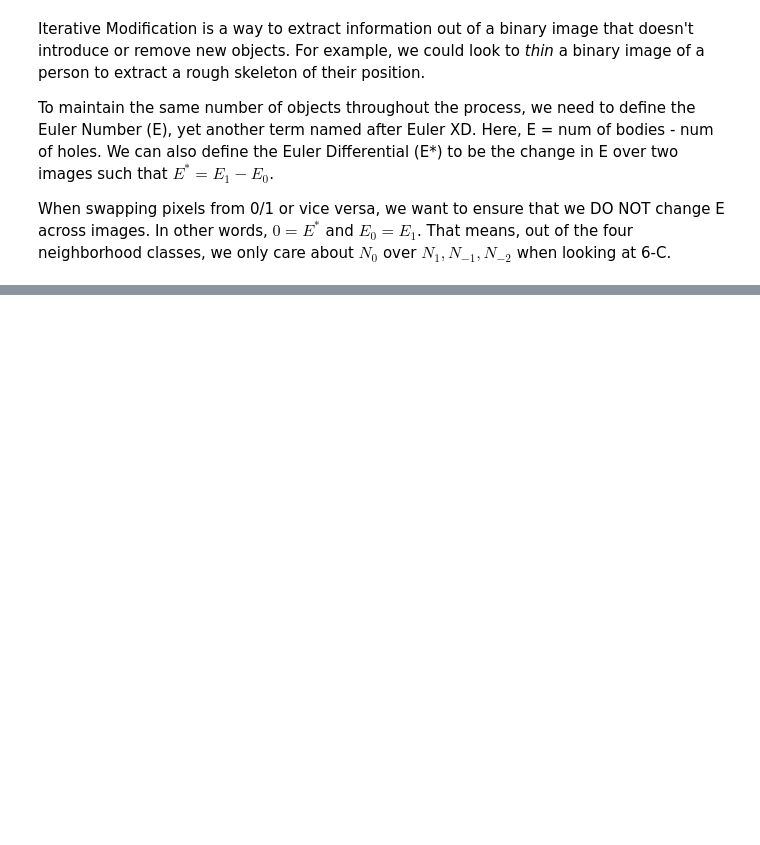
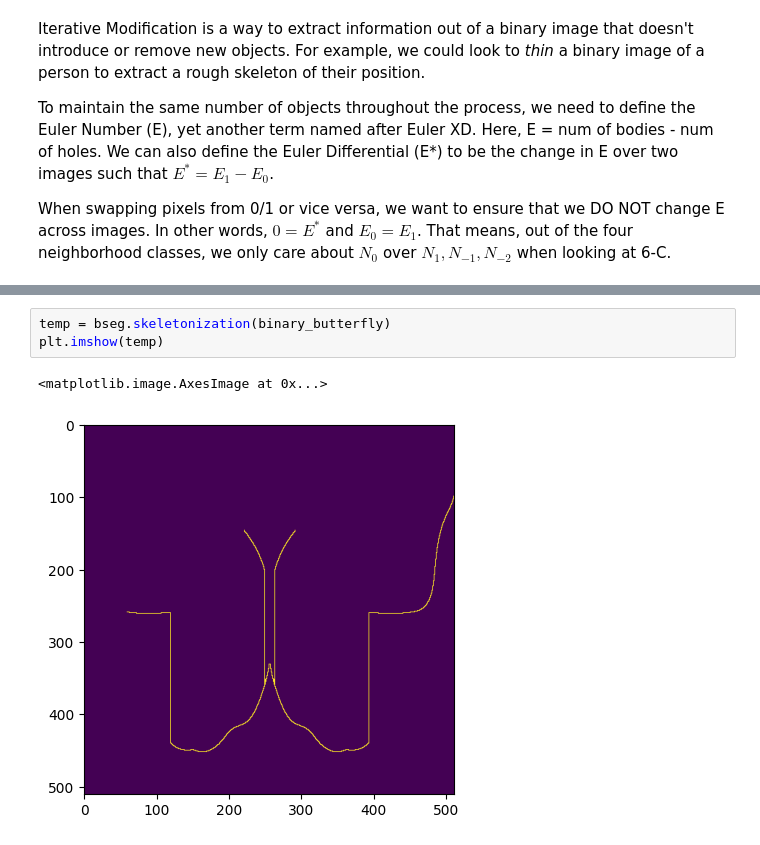
Before and after one commit to aarush-umap/3Dvision, a Jupyter notebook: binary_images.ipynb, the cells around one changed output, grey strips where cells are left out. Drawn from its saved outputs; the diff is of its cells as text; blank space fills up the shorter version.

Commit message:
display skeletonization

```diff
--- a/binary_images.ipynb
+++ b/binary_images.ipynb
@@ -149,0 +152,6 @@ When swapping pixels from 0/1 or vice versa, we want to ensure that we DO NOT ch
+# %%
+temp = bseg.skeletonization(binary_butterfly)
+plt.imshow(temp)
+# %% [output]
+<matplotlib.image.AxesImage at 0x...>
+[figure, added]
```
Also changed, not shown: parts of 7 cells of this notebook.
